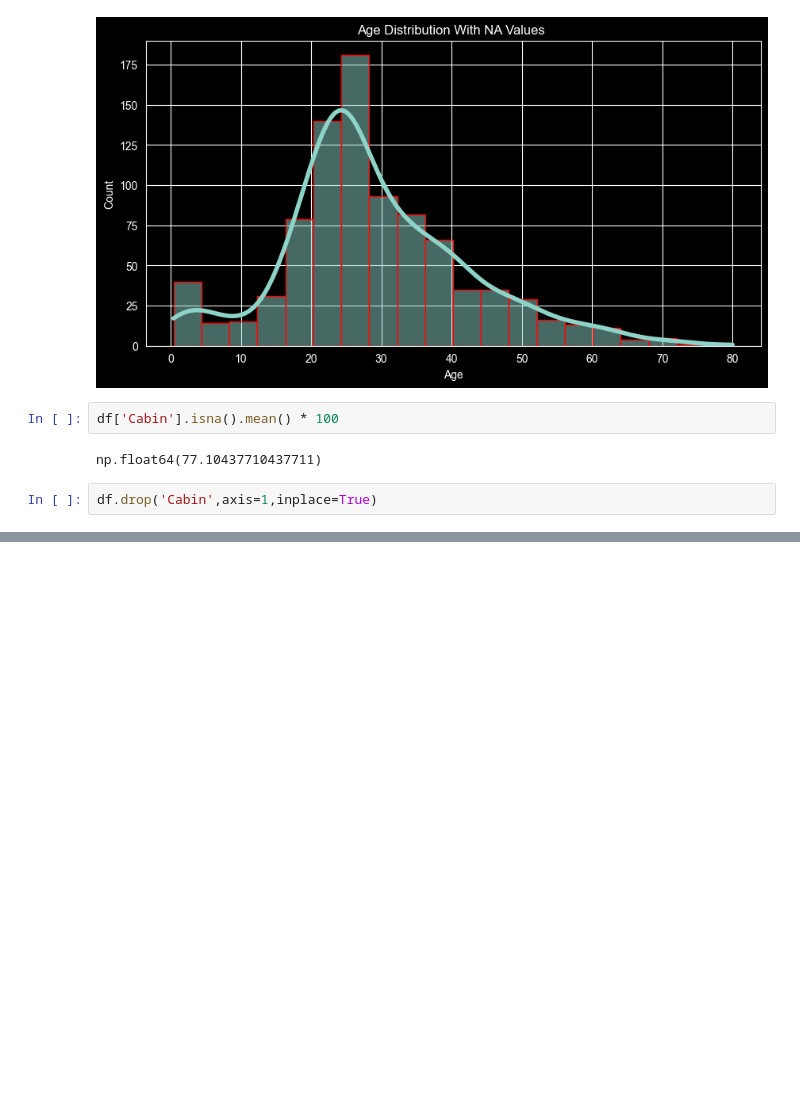
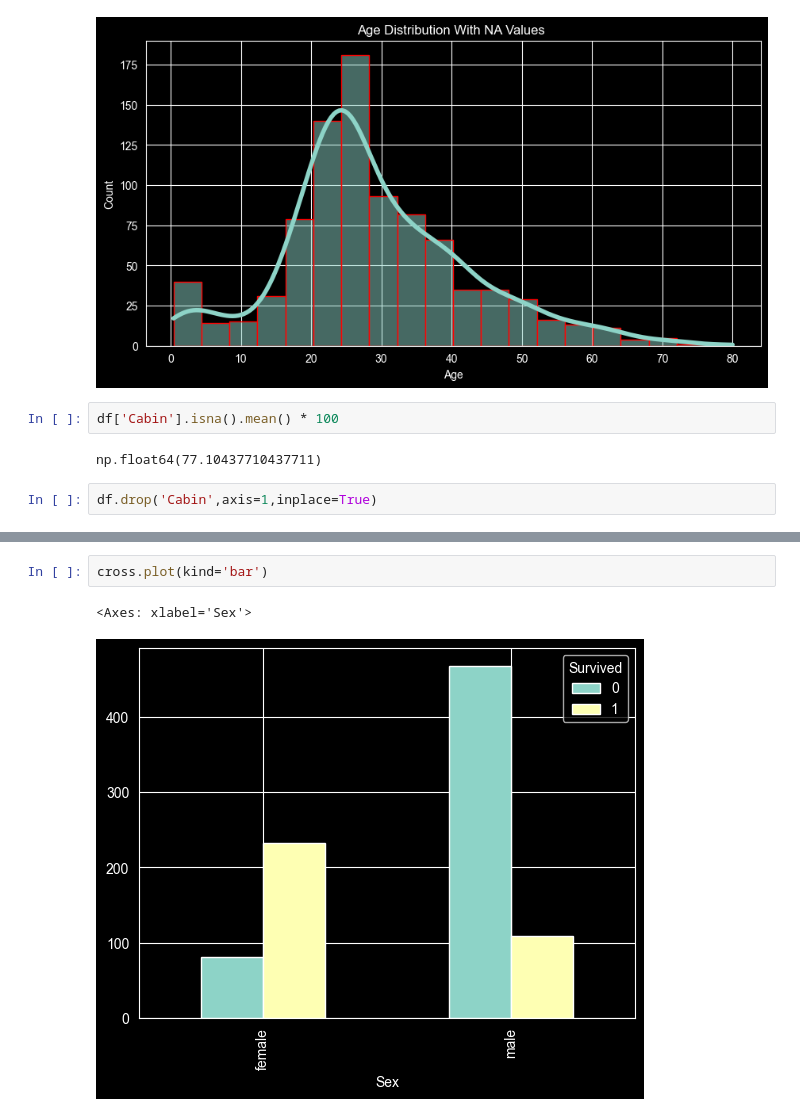
Before and after one commit to loplop05/Titanic-Survaival-Classification, a Jupyter notebook: TitanicClassification.ipynb, the cells around one changed output, grey strips where cells are left out. Drawn from its saved outputs; the diff is of its cells as text; blank space fills up the shorter version.

```diff
--- a/TitanicClassification.ipynb
+++ b/TitanicClassification.ipynb
@@ -129,0 +172,5 @@ df.drop('Cabin',axis=1,inplace=True)
+# %%
+cross.plot(kind='bar')
+# %% [output]
+<Axes: xlabel='Sex'>
+[figure, added]
```
Also changed, not shown: parts of 4 cells of this notebook.
